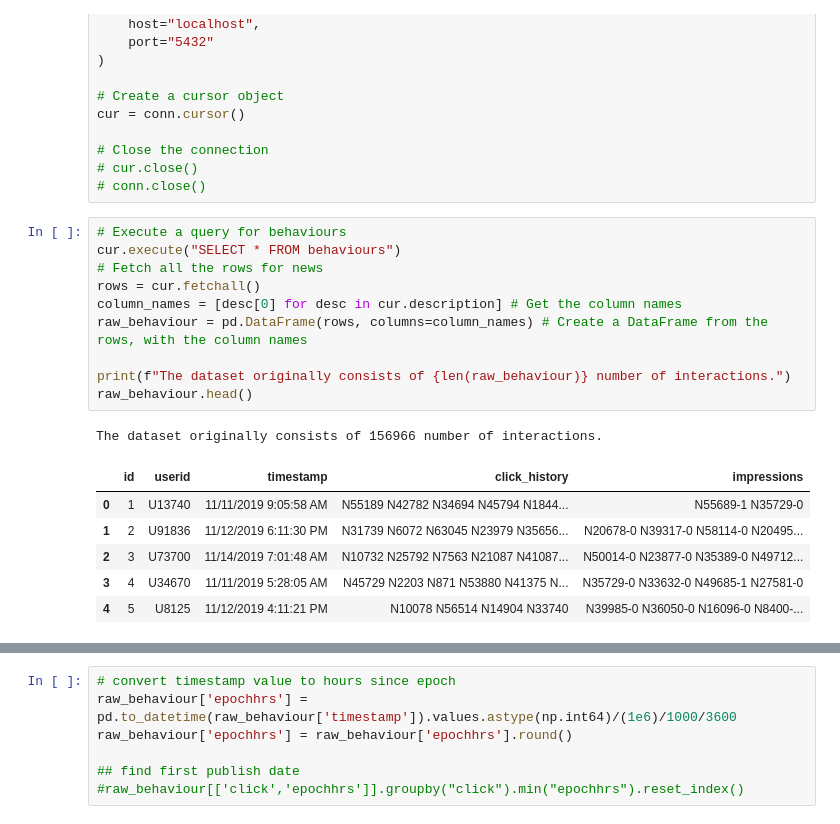
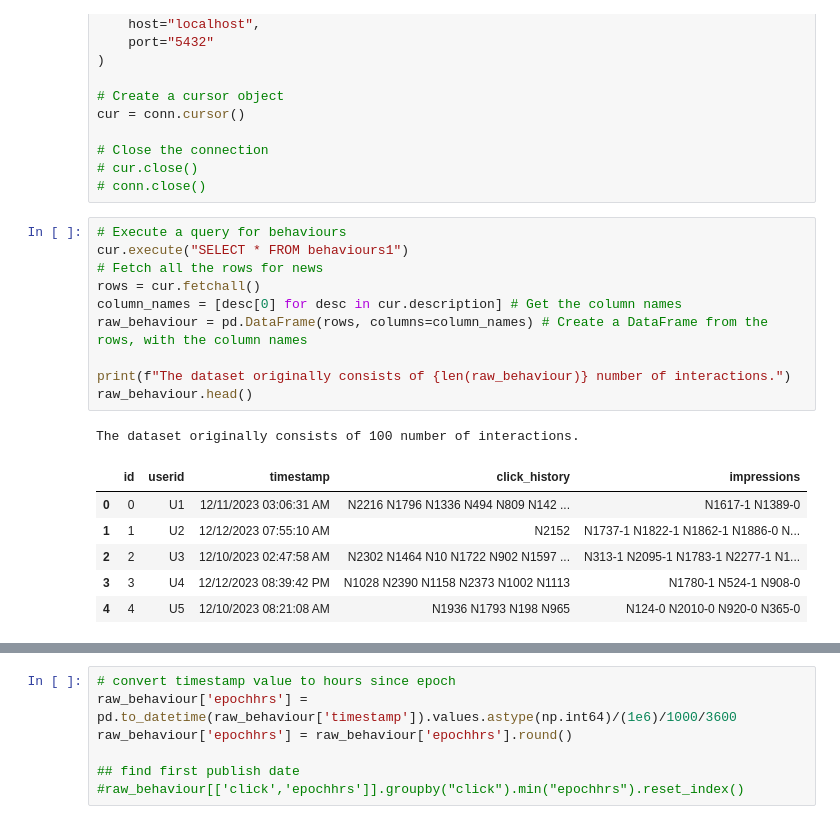
Before and after one commit to yvesaur/recome, a Jupyter notebook: server/data/recome_user1.ipynb, the cells around one changed output, grey strips where cells are left out. Cells and saved outputs as stored; diff of their text form.

```diff
--- a/server/data/recome_user1.ipynb
+++ b/server/data/recome_user1.ipynb
@@ -28,22 +28,22 @@ cur = conn.cursor()
 # conn.close()
 # %%
 # Execute a query for behaviours
-cur.execute("SELECT * FROM behaviours")
+cur.execute("SELECT * FROM behaviours1")
 # Fetch all the rows for news
 rows = cur.fetchall()
 column_names = [desc[0] for desc in cur.description] # Get the column names
 raw_behaviour = pd.DataFrame(rows, columns=column_names) # Create a DataFrame from the rows, with the column names
 
 print(f"The dataset originally consists of {len(raw_behaviour)} number of interactions.")
 raw_behaviour.head()
 # %% [output]
-The dataset originally consists of 156966 number of interactions.
+The dataset originally consists of 100 number of interactions.
 |  | id | userid | timestamp | click_history | impressions |
-| 0 | 1 | U13740 | 11/11/2019 9:05:58 AM | N55189 N42782 N34694 N45794 N1844... | N55689-1 N35729-0 |
-| 1 | 2 | U91836 | 11/12/2019 6:11:30 PM | N31739 N6072 N63045 N23979 N35656... | N20678-0 N39317-0 N58114-0 N20495... |
-| 2 | 3 | U73700 | 11/14/2019 7:01:48 AM | N10732 N25792 N7563 N21087 N41087... | N50014-0 N23877-0 N35389-0 N49712... |
-| 3 | 4 | U34670 | 11/11/2019 5:28:05 AM | N45729 N2203 N871 N53880 N41375 N... | N35729-0 N33632-0 N49685-1 N27581-0 |
-| 4 | 5 | U8125 | 11/12/2019 4:11:21 PM | N10078 N56514 N14904 N33740 | N39985-0 N36050-0 N16096-0 N8400-... |
+| 0 | 0 | U1 | 12/11/2023 03:06:31 AM | N2216 N1796 N1336 N494 N809 N142 ... | N1617-1 N1389-0 |
+| 1 | 1 | U2 | 12/12/2023 07:55:10 AM | N2152 | N1737-1 N1822-1 N1862-1 N1886-0 N... |
+| 2 | 2 | U3 | 12/10/2023 02:47:58 AM | N2302 N1464 N10 N1722 N902 N1597 ... | N313-1 N2095-1 N1783-1 N2277-1 N1... |
+| 3 | 3 | U4 | 12/12/2023 08:39:42 PM | N1028 N2390 N1158 N2373 N1002 N1113 | N1780-1 N524-1 N908-0 |
+| 4 | 4 | U5 | 12/10/2023 08:21:08 AM | N1936 N1793 N198 N965 | N124-0 N2010-0 N920-0 N365-0 |
 # %%
 ## Indexize users
 unique_userIds = raw_behaviour['userid'].unique()
```
Also changed, not shown: parts of 14 cells of this notebook, 42 other files.
